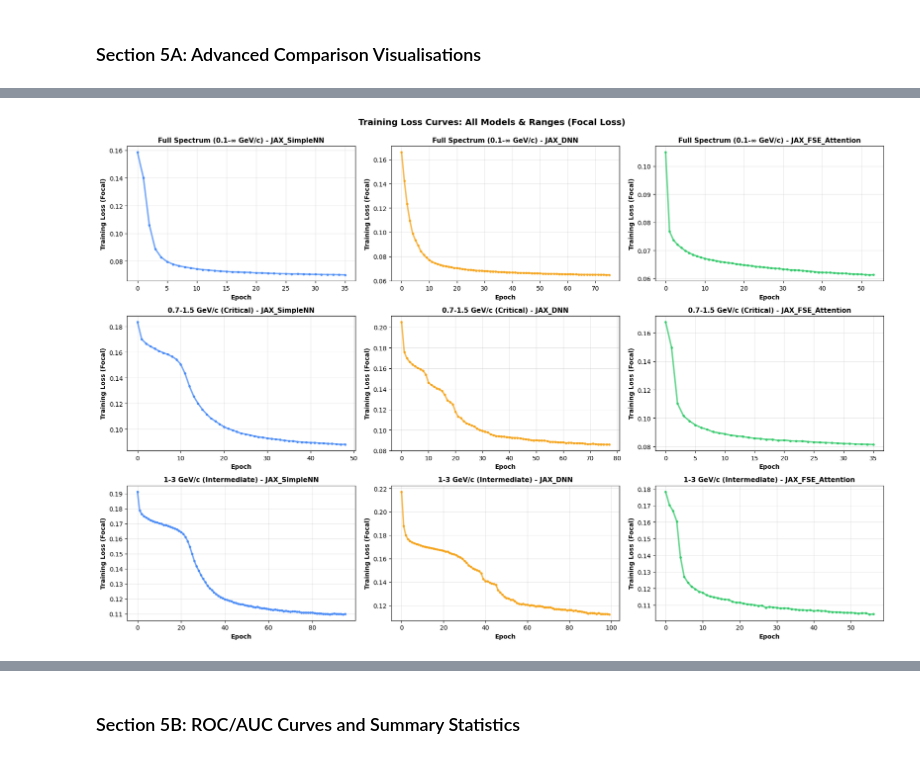
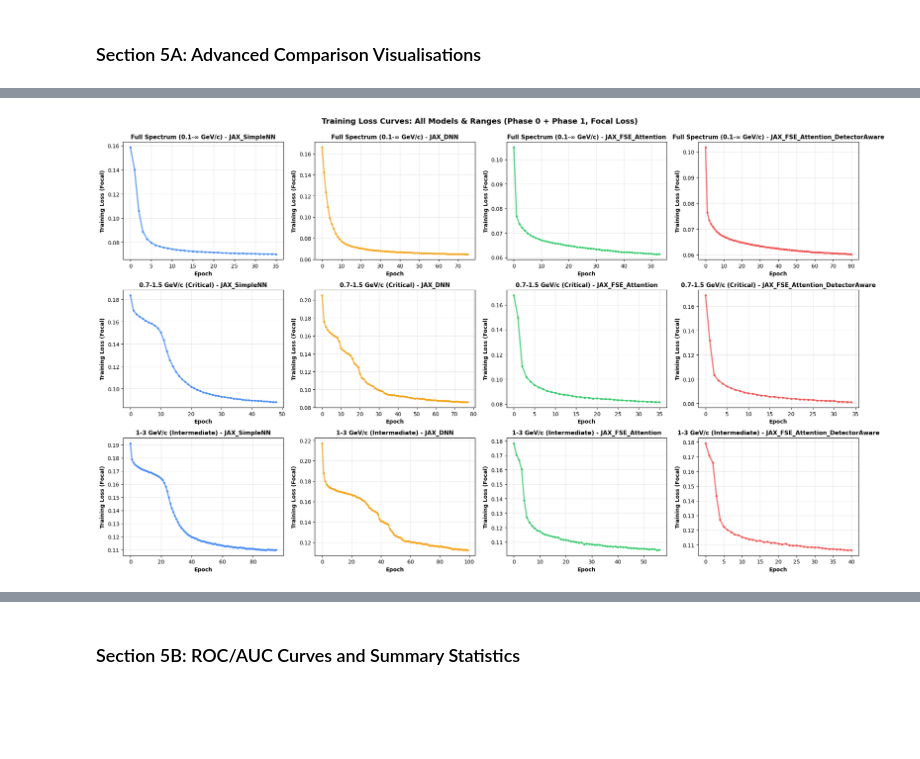
Before and after one commit to forynski/jax-pid-nn, a Jupyter notebook: jax-pid-nn.ipynb, the cells around one changed output, grey strips where cells are left out. Drawn from its saved outputs; the diff is of its cells as text; code cells hidden in the pictures; blank space fills up the shorter version.

Commit message:
Kaggle Notebook | jax-pid-nn | Added FSE Detector Awareness Model

```diff
--- a/jax-pid-nn.ipynb
+++ b/jax-pid-nn.ipynb
@@ -63,7 +65,7 @@ DETECTOR_GROUPS = {
 }
 
 # Model types
-MODEL_TYPES = ['JAX_SimpleNN', 'JAX_DNN', 'JAX_FSE_Attention']
+MODEL_TYPES = ['JAX_SimpleNN', 'JAX_DNN', 'JAX_FSE_Attention', 'JAX_FSE_Attention_DetectorAware']
 
 # Hyperparameters (single source of truth)
 HYPERPARAMETERS = {
@@ -91,6 +93,16 @@ HYPERPARAMETERS = {
         'batch_size': 256,
         'num_epochs': 100,
         'patience': 15
+    },
+    'JAX_FSE_Attention_DetectorAware': {
+    'hidden_dim': 64,
+    'num_heads': 4,
+    'dropout_rate': 0.5,
+    'learning_rate': 0.0001,
+    'batch_size': 256,
+    'num_epochs': 100,
+    'patience': 15,
+    'detector_embed_dim': 8
     }
 }
 
@@ -98,7 +110,8 @@ HYPERPARAMETERS = {
 FORCE_TRAINING = {
     'JAX_SimpleNN': {'full': False, '0.7-1.5': False, '1-3': False},
     'JAX_DNN': {'full': False, '0.7-1.5': False, '1-3': False},
-    'JAX_FSE_Attention': {'full': False, '0.7-1.5': False, '1-3': False}
+    'JAX_FSE_Attention': {'full': False, '0.7-1.5': False, '1-3': False},
+    'JAX_FSE_Attention_DetectorAware': {'full': False, '0.7-1.5': False, '1-3': False}
 }
 
 print("✓ Configuration loaded")
@@ -1190,20 +1515,12 @@ JAX_FSE_Attention Summary:
 ### Section 5A: Advanced Comparison Visualisations
 # %%
 # ============================================================================
-# SECTION 5A: ADVANCED COMPARISON VISUALISATIONS (9 MODELS TOTAL)
+# SECTION 5A: ADVANCED COMPARISON VISUALISATIONS
 # ============================================================================
 
 print(f"\n{'#'*80}")
-print("SECTION 7A: COMPARISON VISUALISATIONS")
+print("SECTION 5A: COMPARISON VISUALISATIONS")
 print(f"{'#'*80}")
-
-# ============================================================================
-# COMPARISON: MODEL TYPES ACCURACY SUMMARY TABLE
-# ============================================================================
-
-print(f"\n{'='*80}")
-print("GENERATING ADVANCED COMPARISON VISUALISATIONS")
-print(f"{'='*80}\n")
 
 # Build comprehensive comparison table
 comparison_data = []
@@ -1227,21 +1544,23 @@ for mr_key, mr_data in all_results_by_model_and_range.items():
 comparison_df = pd.DataFrame(comparison_data)
 
 print(f"\n{'='*80}")
-print("COMPREHENSIVE MODEL COMPARISON TABLE (9 Models)")
+print("COMPREHENSIVE MODEL COMPARISON TABLE (12 Models - Including Phase 1)")
 print(f"{'='*80}\n")
 print(comparison_df.to_string(index=False))
 print()
 
 # ============================================================================
-# COMPARISON: TEST ACCURACY BY MODEL (Bar Chart) - 3 RANGES
+# COMPARISON: TEST ACCURACY BY MODEL (Bar Chart) - 3 RANGES - UPDATED COLORS
 # ============================================================================
 
 fig, axes = plt.subplots(1, 3, figsize=(20, 6))
 
+# UPDATED: Include Phase 1 model color
 model_colors = {
-    'JAX_SimpleNN': '#3B82F6',
-    'JAX_DNN': '#F59E0B',
-    'JAX_FSE_Attention': '#22C55E'
+    'JAX_SimpleNN': '#3B82F6',           # Blue
+    'JAX_DNN': '#F59E0B',                # Amber
+    'JAX_FSE_Attention': '#22C55E',      # Green
+    'JAX_FSE_Attention_DetectorAware': '#EF4444'  # Red (Phase 1)
 }
 
 for plot_idx, (mr_key, mr_data) in enumerate(all_results_by_model_and_range.items()):
@@ -1285,18 +1604,18 @@ for plot_idx, (mr_key, mr_data) in enumerate(all_results_by_model_and_range.item
     axes[plot_idx].set_ylim([0.4, 1.0])
     axes[plot_idx].grid(axis='y', alpha=0.3)
 
-plt.suptitle('Test Accuracy: SimpleNN vs DNN vs FSE+Attention (3 Momentum Ranges, Focal Loss)',
+plt.suptitle('Test Accuracy: Phase 0 vs Phase 1 Models (3 Momentum Ranges, Focal Loss)',
              fontsize=14, fontweight='bold', y=1.00)
 plt.tight_layout()
 plt.show()
 
-print("✓ Model accuracy comparison generated")
+print("✓ Model accuracy comparison generated (Phase 0 + Phase 1)")
 
 # ============================================================================
-# COMPARISON: TRAINING CURVES (Loss) - 3 RANGES × 3 MODELS
+# COMPARISON: TRAINING CURVES (Loss) - 3 RANGES × 4 MODELS (UPDATED)
 # ============================================================================
 
-fig, axes = plt.subplots(3, 3, figsize=(18, 12))
+fig, axes = plt.subplots(3, 4, figsize=(20, 12))
 
 for mr_idx, (mr_key, mr_data) in enumerate(all_results_by_model_and_range.items()):
     momentum_range = next((m for m in MOMENTUM_RANGES if m['key'] == mr_key), None)
@@ -1317,17 +1636,18 @@ for mr_idx, (mr_key, mr_data) in enumerate(all_results_by_model_and_range.items(
         ax.set_title(title, fontsize=11, fontweight='bold')
         ax.grid(alpha=0.3)
 
-plt.suptitle('Training Loss Curves: All Models & Ranges (Focal Loss)', fontsize=14, fontweight='bold', y=0.995)
+plt.suptitle('Training Loss Curves: All Models & Ranges (Phase 0 + Phase 1, Focal Loss)',
+             fontsize=14, fontweight='bold', y=0.995)
 plt.tight_layout()
 plt.show()
 
-print("✓ Training curves comparison generated")
+print("✓ Training curves comparison generated (4 models × 3 ranges)")
 
 # ============================================================================
-# COMPARISON: VALIDATION ACCURACY CURVES - 3 RANGES × 3 MODELS
+# COMPARISON: VALIDATION ACCURACY CURVES - 3 RANGES × 4 MODELS (UPDATED)
 # ============================================================================
 
-fig, axes = plt.subplots(3, 3, figsize=(18, 12))
+fig, axes = plt.subplots(3, 4, figsize=(20, 12))
 
 for mr_idx, (mr_key, mr_data) in enumerate(all_results_by_model_and_range.items()):
     momentum_range = next((m for m in MOMENTUM_RANGES if m['key'] == mr_key), None)
@@ -1348,11 +1668,12 @@ for mr_idx, (mr_key, mr_data) in enumerate(all_results_by_model_and_range.items(
         ax.set_title(title, fontsize=11, fontweight='bold')
         ax.grid(alpha=0.3)
 
-plt.suptitle('Validation Accuracy Curves: All Models & Ranges', fontsize=14, fontweight='bold', y=0.995)
+plt.suptitle('Validation Accuracy Curves: All Models & Ranges (Phase 0 + Phase 1)',
+             fontsize=14, fontweight='bold', y=0.995)
 plt.tight_layout()
 plt.show()
 
-print("✓ Validation accuracy curves comparison generated")
+print("✓ Validation accuracy curves comparison generated (4 models × 3 ranges)")
 
 # ============================================================================
 # COMPARISON: CONFUSION MATRICES (Best Model Per Range)
@@ -1400,27 +1721,22 @@ for mr_idx, (mr_key, mr_data) in enumerate(all_results_by_model_and_range.items(
 
     ax.set_title(title, fontsize=11, fontweight='bold')
 
-plt.suptitle('Confusion Matrices: Best Model Per Range', fontsize=14, fontweight='bold', y=1.00)
+plt.suptitle('Confusion Matrices: Best Model Per Range (Includes Phase 1)',
+             fontsize=14, fontweight='bold', y=1.00)
 plt.tight_layout()
 plt.show()
 
-print("✓ Confusion matrices comparison generated")
+print("✓ Confusion matrices comparison generated (best models)")
 
 # ============================================================================
-# COMPARISON: MODEL PERFORMANCE RANKING (GROUPED BY MOMENTUM RANGE)
+# COMPARISON: MODEL PERFORMANCE RANKING (GROUPED BY MOMENTUM RANGE - UPDATED)
 # ============================================================================
 
-fig, ax = plt.subplots(figsize=(12, 8))
+fig, ax = plt.subplots(figsize=(14, 10))
 
 perf_data = []
 labels_full = []
 colors_list = []
-
-model_color_map = {
-    'JAX_SimpleNN': '#3B82F6',
-    'JAX_DNN': '#F59E0B',
-    'JAX_FSE_Attention': '#22C55E'
-}
 
 # Build data grouped by momentum range
 for momentum_range in MOMENTUM_RANGES:
@@ -1449,7 +1765,7 @@ for momentum_range in MOMENTUM_RANGES:
         perf_data.append(model_info['test_acc'])
         label = f"{model_info['model_type']}\n({model_info['mr_name']})"
         labels_full.append(label)
-        colors_list.append(model_color_map[model_info['model_type']])
+        colors_list.append(model_colors[model_info['model_type']])
 
 # Plot (no additional sorting - already grouped and sorted)
 bars = ax.barh(range(len(perf_data)), perf_data, color=colors_list,
@@ -1466,21 +1782,21 @@ ax.set_yticks(range(len(labels_full)))
 ax.set_yticklabels(labels_full, fontsize=9)
 ax.set_xlim([0.4, 1.05])
 ax.grid(axis='x', alpha=0.3)
-ax.set_title('Model Performance Ranking (Grouped by Momentum Range, Focal Loss)',
+ax.set_title('Model Performance Ranking (Phase 0 + Phase 1, Grouped by Momentum Range)',
              fontsize=13, fontweight='bold')
 
 # Add horizontal separators between momentum ranges
-separator_positions = [3, 6]  # After 3rd and 6th model
+separator_positions = [4, 8]  # After 4th and 8th model (now 4 models per range)
 for pos in separator_positions:
     ax.axhline(y=pos - 0.5, color='black', linestyle='--', linewidth=1.5, alpha=0.5)
 
 plt.tight_layout()
 plt.show()
 
-print("✓ Performance ranking generated (grouped by momentum range)")
+print("✓ Performance ranking generated (grouped by momentum range, Phase 0 + Phase 1)")
 
 print(f"\n{'='*80}")
-print("✓ SECTION 7A COMPLETE: Comparison Visualisations Generated")
+print("✓ SECTION 5A COMPLETE: Comparison Visualisations Generated (12 Models Total)")
 print(f"{'='*80}\n")
 # %% [output]
 ################################################################################
@@ -1505 +1821 @@ COMPREHENSIVE MODEL COMPARISON TABLE (9 Models)
-[figure, old version]
+[figure, new version]
```
Also changed, not shown: parts of 13 cells of this notebook.
